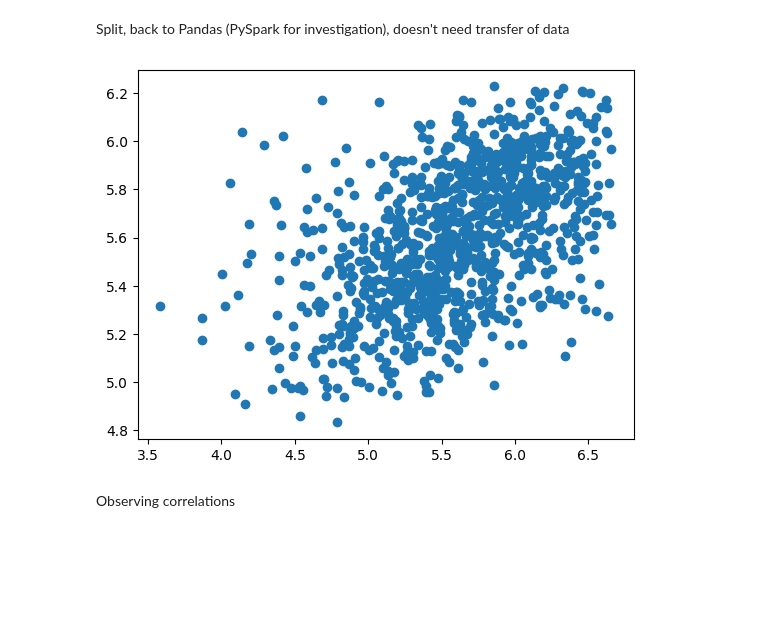
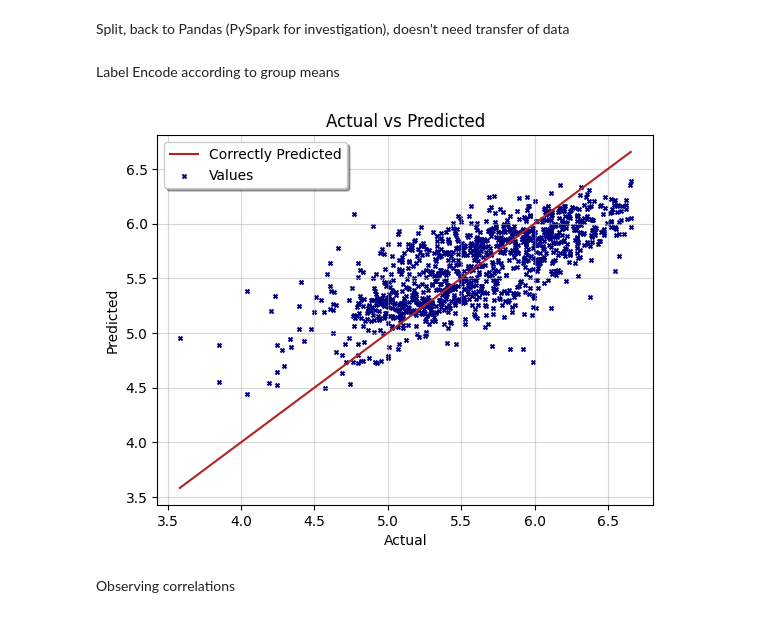
Before and after one commit to carn51/Assignment-1, a Jupyter notebook: 2026_DSLab2_a3(3).ipynb, the cells around one changed output. Saved outputs shown, nothing was run; the diff lists cells and outputs as text; code cells hidden in the pictures; blank space fills up the shorter version.

```diff
--- a/2026_DSLab2_a3(3).ipynb
+++ b/2026_DSLab2_a3(3).ipynb
@@ -290,10 +363,29 @@ Split, back to Pandas (PySpark for investigation), doesn't need transfer of data
 # %%
 from sklearn.model_selection import train_test_split
 
-X = upper_pts_removed.drop(columns = ['price'])
+X = upper_pts_removed.drop(columns = ['price', 'name'])
 y = np.log(upper_pts_removed['price'])
 
 X_train, X_test, y_train, y_test = train_test_split(X, y, test_size = 0.2)
+# %% [markdown]
+Label Encode according to group means
+# %%
+from sklearn.preprocessing import LabelEncoder
+from sklearn.pipeline import Pipeline
+from sklearn.preprocessing import LabelEncoder
+from sklearn.compose import ColumnTransformer
+
+label_enc = LabelEncoder()
+
+#dictating order
+mapping = {'Shared room': 0,
+           'Private room': 1,
+           'Hotel room': 2,
+           'Entire home/apt': 3}
+df['room_type'] = df['room_type'].map(mapping)
+
+X_train['room_type'] = label_enc.fit_transform(X_train['room_type'])
+X_test['room_type'] = label_enc.transform(X_test['room_type'])
 # %%
 ## Write your code here
 
@@ -301,17 +393,25 @@ from sklearn.ensemble import RandomForestRegressor
 
 rf_reg = RandomForestRegressor(max_depth = 10,
                                n_estimators = 300,
-                               )
+                               max_features=5,
+                               n_jobs = -1,
+                               oob_score=True)
 rf_reg.fit(X_train, y_train)
 
 y_preds = rf_reg.predict(X_test)
-# %%
-## Add as many boxes as you like|
-plt.plot()
-plt.scatter(y_test, y_preds)
-plt.show()
-# %% [output]
-[figure, removed]
+# %%
+## Add as many boxes as you like
+plt.title('Actual vs Predicted')
+plt.xlabel("Actual")
+plt.ylabel("Predicted")
+plt.grid(alpha=0.5)
+plt.plot([y_test.min(), y_test.max()], [y_test.min(), y_test.max()], color='firebrick', label= 'Correctly Predicted')
+plt.scatter(y_test, y_preds, marker= 'x', s=8, color = 'navy', label = 'Values')
+plt.legend(shadow = True)
+plt.plot()
+plt.show()
+# %% [output]
+[figure, added]
 # %% [markdown]
 Observing correlations
 # %%
```
Also changed, not shown: parts of 14 cells of this notebook.
